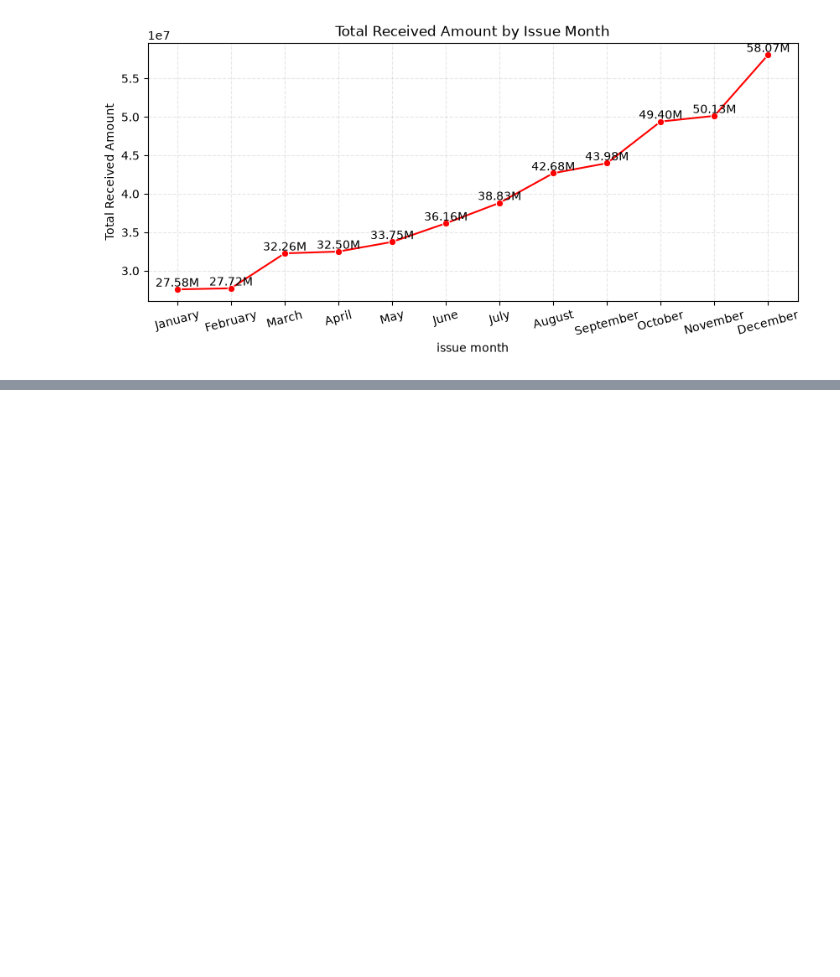
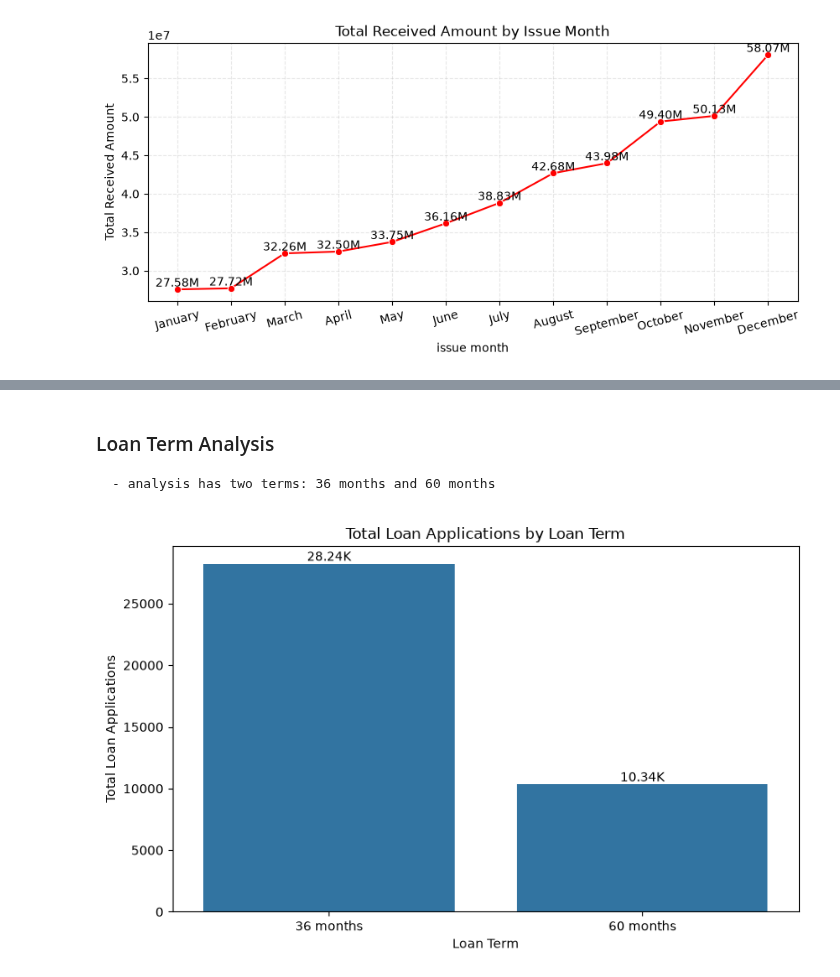
Before and after one commit to riteshchaudhary375/Adv-Data-Analysis-Projects---Sept-2026, a Jupyter notebook: 2. Python Analysis/3. Financial Loan Analysis.ipynb, the cells around one changed output, grey strips where cells are left out. Cells and saved outputs as stored; diff of their text form; code cells hidden in the pictures; blank space fills up the shorter version.

```diff
--- a/2. Python Analysis/3. Financial Loan Analysis.ipynb
+++ b/2. Python Analysis/3. Financial Loan Analysis.ipynb
@@ -499,0 +550,36 @@ plt.show()
+# %% [markdown]
+### Loan Term Analysis
+    - analysis has two terms: 36 months and 60 months
+# %%
+# Loan Term Analysis Visualization
+
+loan_term = loan_term.sort_values(
+    by=total_loan_application,
+    ascending=False
+)
+
+plt.figure(figsize=(8, 5))
+
+ax = sns.barplot(
+    data=loan_term,
+    x='Loan Term',
+    y=total_loan_application
+)
+
+plt.title('Total Loan Applications by Loan Term')
+plt.xlabel('Loan Term')
+plt.ylabel('Total Loan Applications')
+
+for container in ax.containers:
+    ax.bar_label(
+        container,
+        labels=[
+            format_number(val)
+            for val in loan_term[total_loan_application]
+        ]
+    )
+
+plt.tight_layout()
+plt.show()
+# %% [output]
+[figure, added]
```
Also changed, not shown: parts of 8 cells of this notebook.
